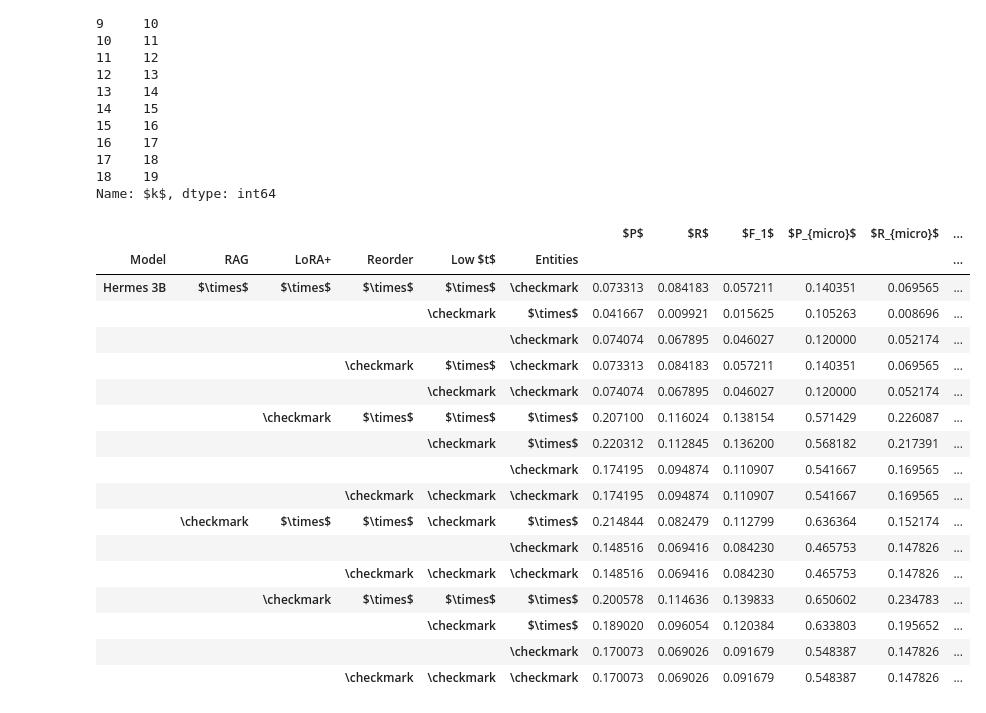
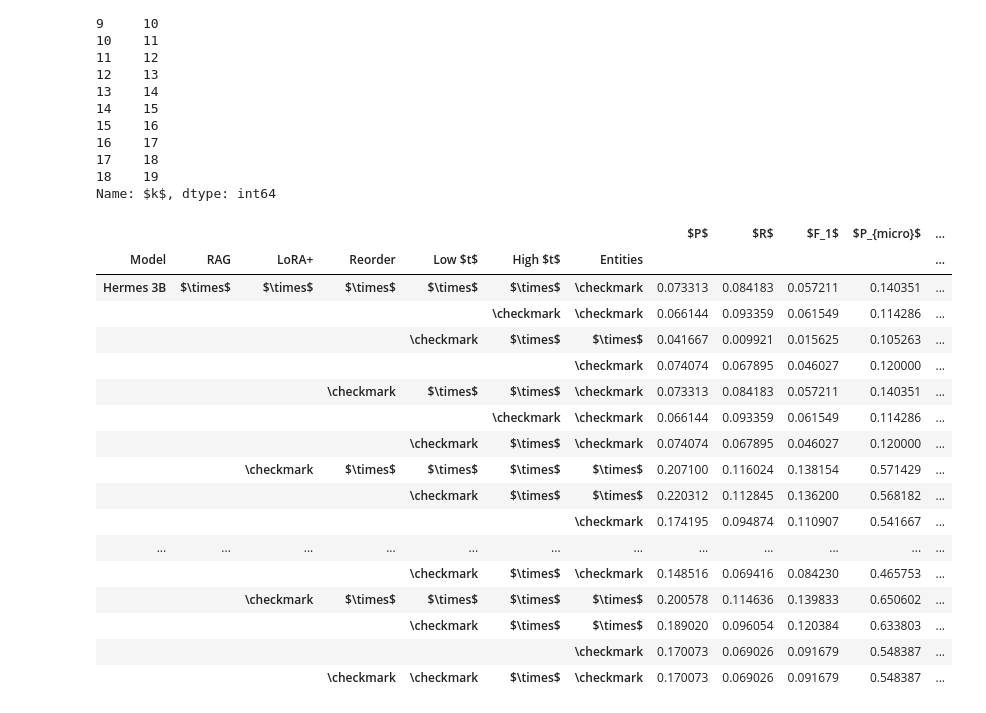
Before and after one commit to Dakantz/CLEANR, a Jupyter notebook: submission/evaluation.ipynb, the cells around one changed output. Saved outputs shown, nothing was run; the diff lists cells and outputs as text; code cells hidden in the pictures.

```diff
--- a/submission/evaluation.ipynb
+++ b/submission/evaluation.ipynb
@@ -21,7 +24,7 @@ from collections.abc import Callable, Awaitable
 # %%
 results_dir = "../data/results_dev"
 ground_truth_file = "../data/annotations/dev/dev.json"
-report_dir = Path("report")
+report_dir = Path("report_further")
 results_dir = Path(results_dir)
 ner_result_dir = Path("../data/results_ner_dev")
 ground_truth_file = Path(ground_truth_file)
@@ -116,6 +119,7 @@ def scoring_to_df(
             if len(splits) > 2:
                 model_name = splits[0] + " " + "-".join(splits[1:])
             low_tokens = "low-tokens" in result_file.name
+            high_tokens = "high-tokens" in result_file.name
             entity_labels = "entity-labels" in result_file.name
             result_dict = {
                 "Model": model_name,
@@ -135,6 +139,7 @@ def scoring_to_df(
                     "\checkmark" if "long" in result_file.name else "$\\times$"
                 )
                 result_dict["Low $t$"] = "\checkmark" if low_tokens else "$\\times$"
+                result_dict["High $t$"] = "\checkmark" if high_tokens else "$\\times$"
                 result_dict["Entities"] = "\checkmark" if entity_labels else "$\\times$"
                 if k_limits_set is not None and len(k_limits_set) > 0:
                     result_dict["$k$"] = k if k is not None else "$\\times$"
@@ -167,6 +172,7 @@ def scoring_to_df(
             "LoRA+",
             "Reorder",
             "Low $t$",
+            "High $t$",
             "Entities",
             "$k$",
         ]
@@ -361,30 +371,32 @@ task_6_2_1_df_f1k.reset_index()['$k$']
 18    19
 Name: $k$, dtype: int64
 # %%
-task_6_2_2_df[top_results:].to_latex(
+task_6_2_2_df[top_results:].style.highlight_max(axis=0, props="textbf:--rwrap;").format(precision=2).to_latex(
     report_dir / "task_6_2_2.tex",
-    float_format="%.2f",
+    # float_format="%.2f",
     caption="Further Dev Set Result for Task 6.2.2 for various models and approaches.",
     label=f"tab:task:6_2_2{lbl_xtra}",
+    clines="all;data",
+    hrules=True
 )
 task_6_2_2_df
 # %% [output]
-|  |  |  |  |  |  | $P$ | $R$ | $F_1$ | $P_{micro}$ | $R_{micro}$ | ... |
-| Model | RAG | LoRA+ | Reorder | Low $t$ | Entities |  |  |  |  |  | ... |
-| Hermes 3B | $\times$ | $\times$ | $\times$ | $\times$ | \checkmark | 0.073313 | 0.084183 | 0.057211 | 0.140351 | 0.069565 | ... |
-|  |  |  |  | \checkmark | $\times$ | 0.041667 | 0.009921 | 0.015625 | 0.105263 | 0.008696 | ... |
-|  |  |  |  |  | \checkmark | 0.074074 | 0.067895 | 0.046027 | 0.120000 | 0.052174 | ... |
-|  |  |  | \checkmark | $\times$ | \checkmark | 0.073313 | 0.084183 | 0.057211 | 0.140351 | 0.069565 | ... |
-|  |  |  |  | \checkmark | \checkmark | 0.074074 | 0.067895 | 0.046027 | 0.120000 | 0.052174 | ... |
-|  |  | \checkmark | $\times$ | $\times$ | $\times$ | 0.207100 | 0.116024 | 0.138154 | 0.571429 | 0.226087 | ... |
-|  |  |  |  | \checkmark | $\times$ | 0.220312 | 0.112845 | 0.136200 | 0.568182 | 0.217391 | ... |
-|  |  |  |  |  | \checkmark | 0.174195 | 0.094874 | 0.110907 | 0.541667 | 0.169565 | ... |
-|  |  |  | \checkmark | \checkmark | \checkmark | 0.174195 | 0.094874 | 0.110907 | 0.541667 | 0.169565 | ... |
-|  | \checkmark | $\times$ | $\times$ | \checkmark | $\times$ | 0.214844 | 0.082479 | 0.112799 | 0.636364 | 0.152174 | ... |
-|  |  |  |  |  | \checkmark | 0.148516 | 0.069416 | 0.084230 | 0.465753 | 0.147826 | ... |
-|  |  |  | \checkmark | \checkmark | \checkmark | 0.148516 | 0.069416 | 0.084230 | 0.465753 | 0.147826 | ... |
-|  |  | \checkmark | $\times$ | $\times$ | $\times$ | 0.200578 | 0.114636 | 0.139833 | 0.650602 | 0.234783 | ... |
-|  |  |  |  | \checkmark | $\times$ | 0.189020 | 0.096054 | 0.120384 | 0.633803 | 0.195652 | ... |
-|  |  |  |  |  | \checkmark | 0.170073 | 0.069026 | 0.091679 | 0.548387 | 0.147826 | ... |
-|  |  |  | \checkmark | \checkmark | \checkmark | 0.170073 | 0.069026 | 0.091679 | 0.548387 | 0.147826 | ... |
+|  |  |  |  |  |  |  | $P$ | $R$ | $F_1$ | $P_{micro}$ | ... |
+| Model | RAG | LoRA+ | Reorder | Low $t$ | High $t$ | Entities |  |  |  |  | ... |
+| Hermes 3B | $\times$ | $\times$ | $\times$ | $\times$ | $\times$ | \checkmark | 0.073313 | 0.084183 | 0.057211 | 0.140351 | ... |
+|  |  |  |  |  | \checkmark | \checkmark | 0.066144 | 0.093359 | 0.061549 | 0.114286 | ... |
+|  |  |  |  | \checkmark | $\times$ | $\times$ | 0.041667 | 0.009921 | 0.015625 | 0.105263 | ... |
+|  |  |  |  |  |  | \checkmark | 0.074074 | 0.067895 | 0.046027 | 0.120000 | ... |
+|  |  |  | \checkmark | $\times$ | $\times$ | \checkmark | 0.073313 | 0.084183 | 0.057211 | 0.140351 | ... |
+|  |  |  |  |  | \checkmark | \checkmark | 0.066144 | 0.093359 | 0.061549 | 0.114286 | ... |
+|  |  |  |  | \checkmark | $\times$ | \checkmark | 0.074074 | 0.067895 | 0.046027 | 0.120000 | ... |
+|  |  | \checkmark | $\times$ | $\times$ | $\times$ | $\times$ | 0.207100 | 0.116024 | 0.138154 | 0.571429 | ... |
+|  |  |  |  | \checkmark | $\times$ | $\times$ | 0.220312 | 0.112845 | 0.136200 | 0.568182 | ... |
+|  |  |  |  |  |  | \checkmark | 0.174195 | 0.094874 | 0.110907 | 0.541667 | ... |
+| ... | ... | ... | ... | ... | ... | ... | ... | ... | ... | ... | ... |
+|  |  |  |  | \checkmark | $\times$ | \checkmark | 0.148516 | 0.069416 | 0.084230 | 0.465753 | ... |
+|  |  | \checkmark | $\times$ | $\times$ | $\times$ | $\times$ | 0.200578 | 0.114636 | 0.139833 | 0.650602 | ... |
+|  |  |  |  | \checkmark | $\times$ | $\times$ | 0.189020 | 0.096054 | 0.120384 | 0.633803 | ... |
+|  |  |  |  |  |  | \checkmark | 0.170073 | 0.069026 | 0.091679 | 0.548387 | ... |
+|  |  |  | \checkmark | \checkmark | $\times$ | \checkmark | 0.170073 | 0.069026 | 0.091679 | 0.548387 | ... |
 # %%
```
Also changed, not shown: parts of 6 cells of this notebook, 14 other files.
